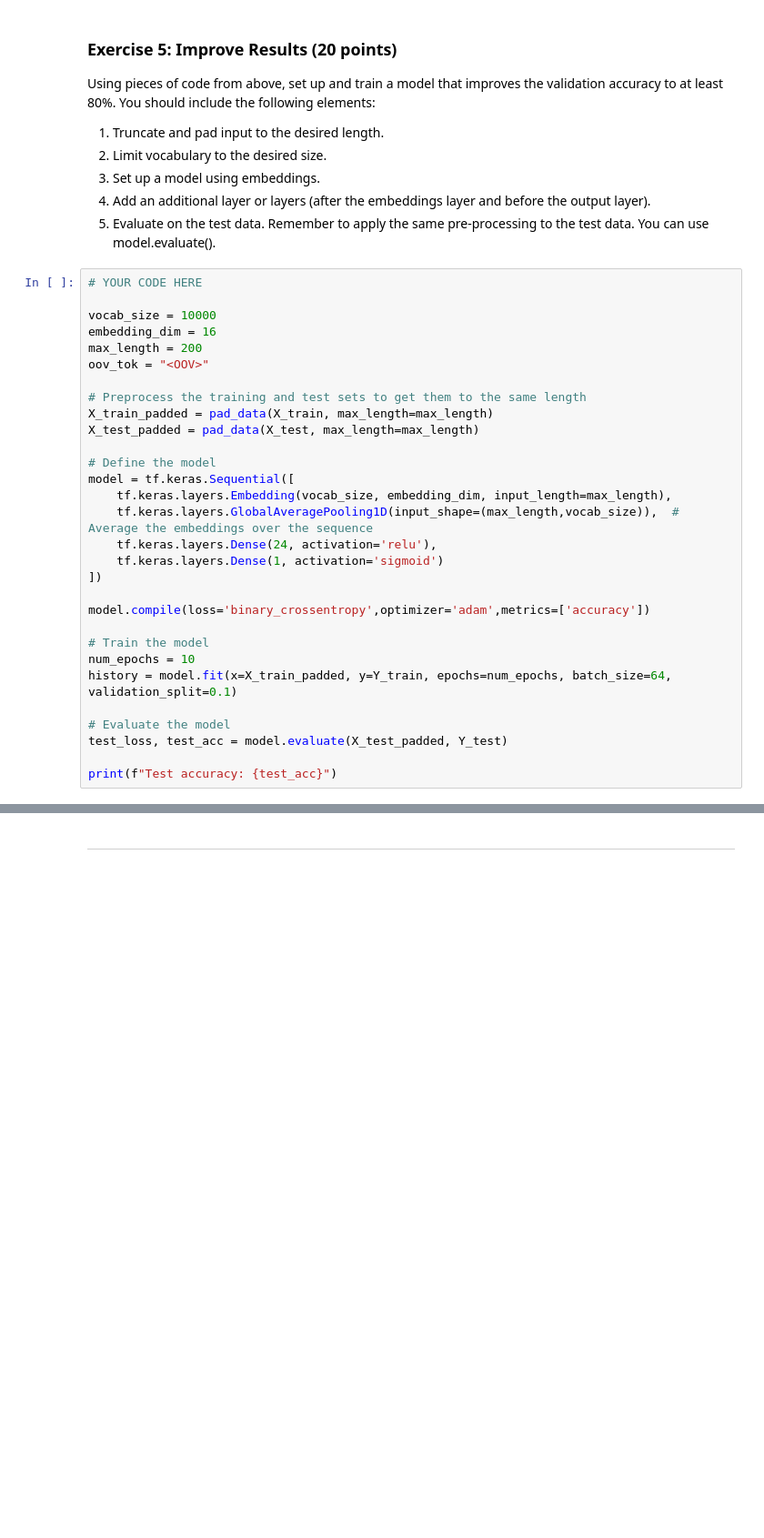
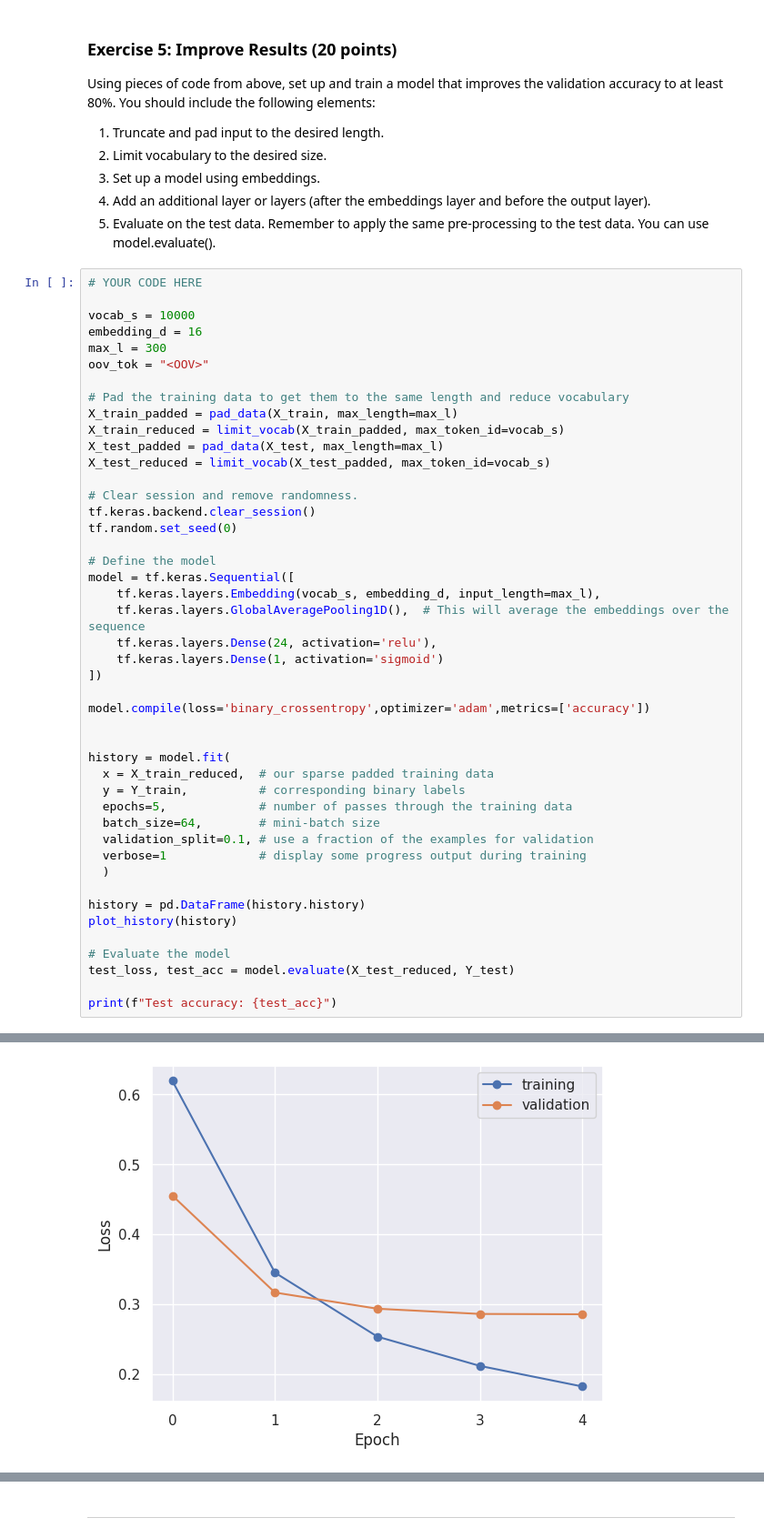
Before and after one commit to dojian/classML, a Jupyter notebook: 09_Embeddings_for_Text.ipynb, the cells around one changed output, grey strips where cells are left out. Shown at 91% size. Saved outputs shown, nothing was run; the diff lists cells and outputs as text; blank space fills up the shorter version.

```diff
--- a/09_Embeddings_for_Text.ipynb
+++ b/09_Embeddings_for_Text.ipynb
@@ -676,31 +676,46 @@ Using pieces of code from above, set up and train a model that improves the vali
 # %%
 # YOUR CODE HERE
 
-vocab_size = 10000
-embedding_dim = 16
-max_length = 200
+vocab_s = 10000
+embedding_d = 16
+max_l = 300
 oov_tok = "<OOV>"
 
-# Preprocess the training and test sets to get them to the same length
-X_train_padded = pad_data(X_train, max_length=max_length)
-X_test_padded = pad_data(X_test, max_length=max_length)
+# Pad the training data to get them to the same length and reduce vocabulary
+X_train_padded = pad_data(X_train, max_length=max_l)
+X_train_reduced = limit_vocab(X_train_padded, max_token_id=vocab_s)
+X_test_padded = pad_data(X_test, max_length=max_l)
+X_test_reduced = limit_vocab(X_test_padded, max_token_id=vocab_s)
+
+# Clear session and remove randomness.
+tf.keras.backend.clear_session()
+tf.random.set_seed(0)
 
 # Define the model
 model = tf.keras.Sequential([
-    tf.keras.layers.Embedding(vocab_size, embedding_dim, input_length=max_length),
-    tf.keras.layers.GlobalAveragePooling1D(input_shape=(max_length,vocab_size)),  # Average the embeddings over the sequence
+    tf.keras.layers.Embedding(vocab_s, embedding_d, input_length=max_l),
+    tf.keras.layers.GlobalAveragePooling1D(),  # This will average the embeddings over the sequence
     tf.keras.layers.Dense(24, activation='relu'),
     tf.keras.layers.Dense(1, activation='sigmoid')
 ])
 
 model.compile(loss='binary_crossentropy',optimizer='adam',metrics=['accuracy'])
 
-# Train the model
-num_epochs = 10
-history = model.fit(x=X_train_padded, y=Y_train, epochs=num_epochs, batch_size=64, validation_split=0.1)
+
+history = model.fit(
+  x = X_train_reduced,  # our sparse padded training data
+  y = Y_train,          # corresponding binary labels
+  epochs=5,             # number of passes through the training data
+  batch_size=64,        # mini-batch size
+  validation_split=0.1, # use a fraction of the examples for validation
+  verbose=1             # display some progress output during training
+  )
+
+history = pd.DataFrame(history.history)
+plot_history(history)
 
 # Evaluate the model
-test_loss, test_acc = model.evaluate(X_test_padded, Y_test)
+test_loss, test_acc = model.evaluate(X_test_reduced, Y_test)
 
 print(f"Test accuracy: {test_acc}")
 # %% [output]
@@ -707,0 +732 @@ Epoch 1/10
+[figure, added]
```
Also changed, not shown: parts of 1 cell of this notebook.
